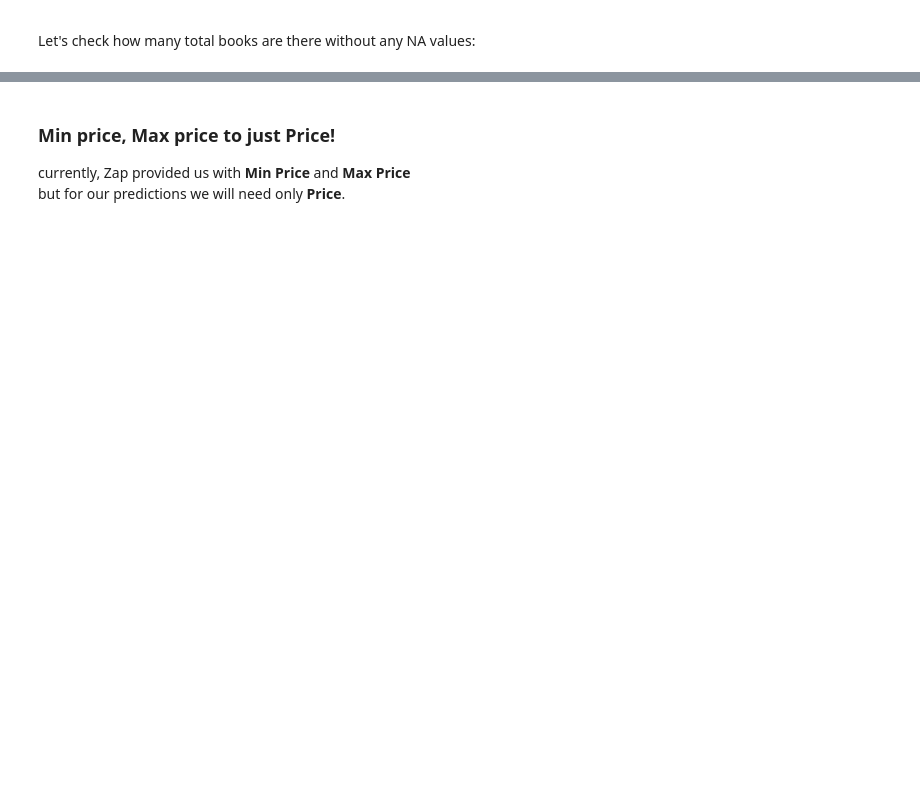
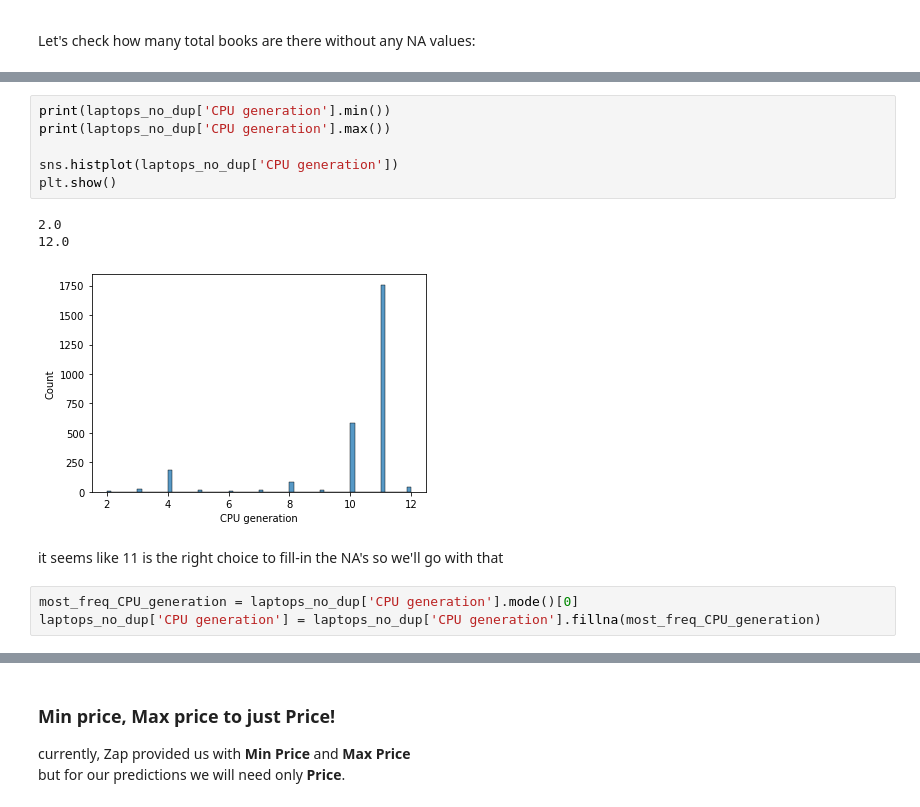
Before and after one commit to shayjr122/ZapDataScience, a Jupyter notebook: new_25_06.ipynb, the cells around one changed output, grey strips where cells are left out. Drawn from its saved outputs; the diff is of its cells as text; blank space fills up the shorter version.

```diff
--- a/new_25_06.ipynb
+++ b/new_25_06.ipynb
@@ -469,0 +411,15 @@ memory usage: 595.5+ KB
+# %%
+print(laptops_no_dup['CPU generation'].min())
+print(laptops_no_dup['CPU generation'].max())
+
+sns.histplot(laptops_no_dup['CPU generation'])
+plt.show()
+# %% [output]
+2.0
+12.0
+[figure, added]
+# %% [markdown]
+<p>it seems like 11 is the right choice to fill-in the NA's so we'll go with that</p>
+# %%
+most_freq_CPU_generation = laptops_no_dup['CPU generation'].mode()[0]
+laptops_no_dup['CPU generation'] = laptops_no_dup['CPU generation'].fillna(most_freq_CPU_generation)
```
Also changed, not shown: parts of 32 cells of this notebook, 2 other files.
